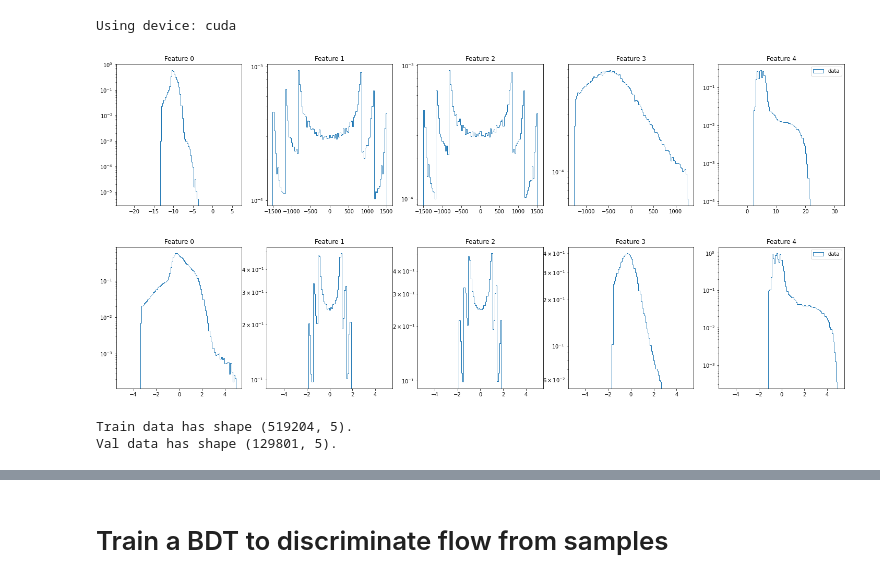
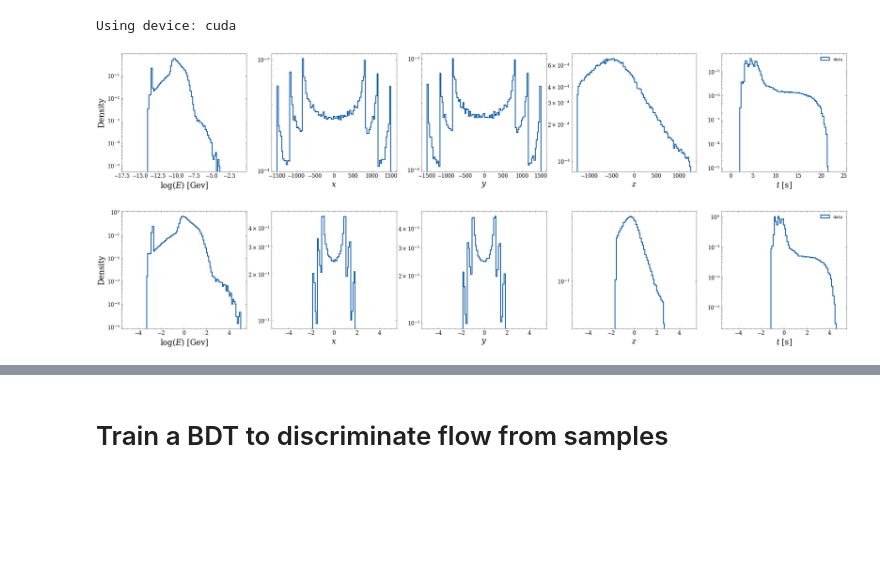
Before and after one commit to rmastand/fast_tracker_BIBgen_mucoll, a Jupyter notebook: run_zuko.ipynb, the cells around one changed output, grey strips where cells are left out. Cells and saved outputs as stored; diff of their text form; code cells hidden in the pictures; blank space fills up the shorter version.

```diff
--- a/run_zuko.ipynb
+++ b/run_zuko.ipynb
@@ -9,5 +9,10 @@ import argparse
 import yaml
 from numba import cuda
 import zuko
+from sklearn.preprocessing import StandardScaler
+from helpers.models.DNN import count_parameters
+from helpers.evaluation import get_kl_dist, discriminate_data_from_samples
+
+plt.style.use("../science.mplstyle")
 # %%
 from helpers.plotting import plot_hists_1d, plot_corner_hist_2d
@@ -70,7 +81,7 @@ collections_SimTrackerHit = [
 
 
 
-feature_labels = ["$E$", "$x$", "$y$", "$z$", "$t$", "context"]
+feature_labels = ["log($E$) [Gev]", "$x$", "$y$", "$z$", "$t$ [s]", "context"]
 log_vars = []
 # %%
 
@@ -86,29 +97,21 @@ for i, collection in enumerate(collections_SimTrackerHit): # TODO coned too?
 
 
 data = np.vstack(data)[:,[0,2,3,4,5]]
-data = data[data[:,0] > 2e-6]
+#data = data[data[:,0] > 2e-6]
 data[:,0] = np.log(data[:,0])
 context = np.vstack(context)
-
-
 
 bins_dict = {}
 bins_dict_preproc = {i:np.linspace(-BIN_BOUND, BIN_BOUND, NUM_BINS) for i in range(data.shape[1])}
 
 for i in range(data.shape[1]):
     if i in log_vars:
-        bins_dict[i] = np.logspace(np.log10(0.9*np.min(data[:,i])), np.log10(1.1*np.max(data[:,i])), 100)
+        bins_dict[i] = np.logspace(np.log10(0.9*np.min(data[:,i])), np.log10(1.1*np.max(data[:,i])), NUM_BINS)
     else:
-        bins_dict[i] = np.linspace(np.min(data[:,i] - 10), np.max(data[:,i] + 10), 100)
+        bins_dict[i] = np.linspace(np.min(data[:,i] - 3), np.max(data[:,i] + 3), NUM_BINS)
 # %%
-import numpy as np
-from sklearn.preprocessing import StandardScaler, MinMaxScaler
-import pickle
-import numpy as np
-from sklearn.preprocessing import StandardScaler
-import pickle
 
-def preprocess_data(X, flow_training_dir, eps=1e-12):
+def preprocess_data(X, flow_training_dir):
     """
     Preprocess data without modifying the original array.
     Applies log to the first column and standardizes all columns.
@@ -125,7 +128,7 @@ def preprocess_data(X, flow_training_dir, eps=1e-12):
     return X_preproc
 
 
-def inverse_preprocess_data(X_preproc, flow_training_dir, eps=1e-12):
+def inverse_preprocess_data(X_preproc, flow_training_dir,):
     """
     Inverse preprocessing without modifying the input array.
     Inverts standardization and applies exp to the first column.
@@ -135,32 +138,30 @@ def inverse_preprocess_data(X_preproc, flow_training_dir, eps=1e-12):
         standard_scaler = pickle.load(ifile)
 
     # inverse standardization
-    X_inv = standard_scaler.inverse_transform(X_preproc)
+    X = standard_scaler.inverse_transform(X_preproc)
 
-
-
-    return X_inv
+    return X
 # %%
 
 
 X_preproc = preprocess_data(data, ".")
-if NUM_COND_INPUTS == 1:
+if args.NUM_COND_INPUTS == 1:
     X_preproc = np.hstack([X_preproc,  context])
-elif NUM_COND_INPUTS == 0:
+elif args.NUM_COND_INPUTS == 0:
     pass
 else:
     print("ERROR")
     exit()
 
 
-plot_hists_1d({"data":data}, bins_dict, log_dims=log_vars)
+plot_hists_1d({"data":data}, bins_dict, log_dims=log_vars, labels=feature_labels)
 plt.show()
 
-plot_hists_1d({"data":X_preproc}, bins_dict_preproc, log_dims=[])
+plot_hists_1d({"data":X_preproc}, bins_dict_preproc, log_dims=[], labels = feature_labels)
 plt.show()
 # %% [output]
-[figure, old version]
+[figure, new version]
-[figure, old version]
+[figure, new version]
 # %%
 # train val split
 from sklearn.model_selection import train_test_split
@@ -171,11 +172,8 @@ print(f"Train data has shape {data_train.shape}.")
 print(f"Val data has shape {data_val.shape}.")
 
 
-train_loader = torch.utils.data.DataLoader(data_train, batch_size=BATCH_SIZE, shuffle=True, num_workers = 8, pin_memory = True)
-val_loader = torch.utils.data.DataLoader(data_val, batch_size=BATCH_SIZE, shuffle=False, num_workers = 8, pin_memory = True)
+train_loader = torch.utils.data.DataLoader(data_train, batch_size=args.BATCH_SIZE, shuffle=True, num_workers = 8, pin_memory = True)
+val_loader = torch.utils.data.DataLoader(data_val, batch_size=args.BATCH_SIZE, shuffle=False, num_workers = 8, pin_memory = True)
-# %% [output]
-Train data has shape (519204, 5).
-Val data has shape (129801, 5).
 # %%
 import zuko
 
```
Also changed, not shown: parts of 10 cells of this notebook, 5 other files.
